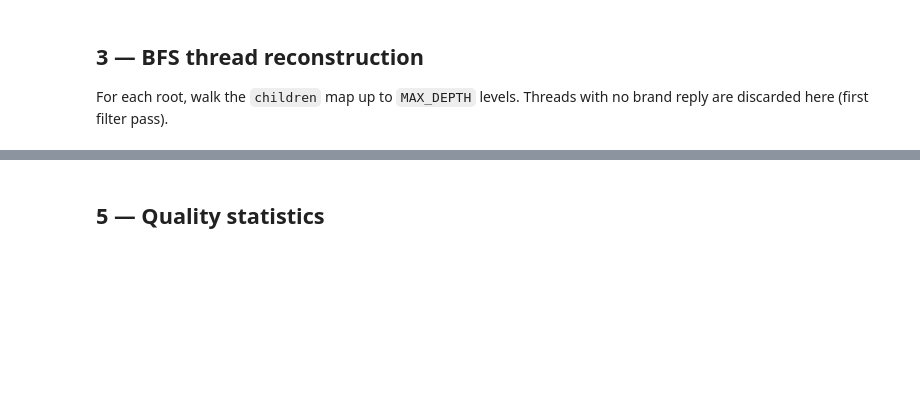
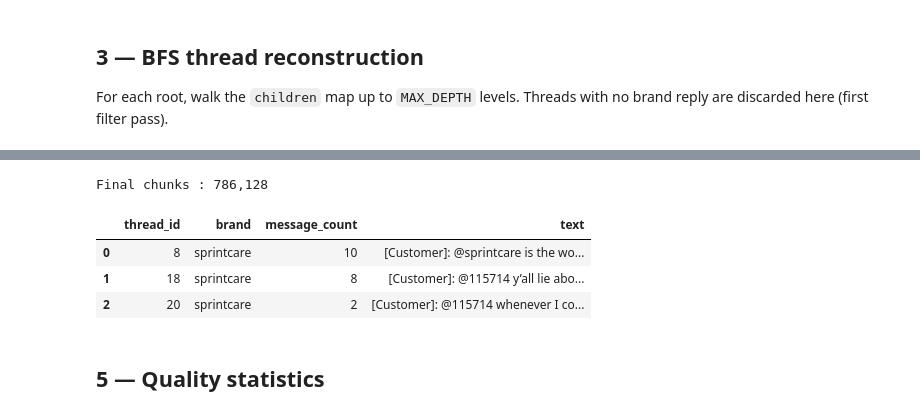
Before and after one commit to alimsaleh1212-create/Decision-Intelligence-Assistant, a Jupyter notebook: notebooks/knowledge_preprocessing.ipynb, the cells around one changed output, grey strips where cells are left out. Cells and saved outputs as stored; diff of their text form; code cells hidden in the pictures; blank space fills up the shorter version.

```diff
--- a/notebooks/knowledge_preprocessing.ipynb
+++ b/notebooks/knowledge_preprocessing.ipynb
@@ -126,7 +142,11 @@ def bfs_thread(root_id: int) -> list[dict]:
 
 
 records = []
-skipped_no_reply = 0
+seen_hashes: set[int] = set()   # for dedup without storing full text twice
+
+skipped_no_reply  = 0
+skipped_too_short = 0
+skipped_duplicate = 0
 
 for root_id in roots:
     messages = bfs_thread(root_id)
@@ -136,21 +156,35 @@ for root_id in roots:
         skipped_no_reply += 1
         continue
 
-    brand = next(
-        (m["author_id"] for m in messages if not m["inbound"]),
-        "unknown",
-    )
+    brand = next((m["author_id"] for m in messages if not m["inbound"]), "unknown")
     lines = [
         f"{'[Customer]' if m['inbound'] else '[Brand]'}: {m['text']}"
         for m in messages
     ]
+    text = "\n".join(lines)
+
+    # Filter 2 — minimum word count (count spaces+1, no list allocation)
+    if text.count(" ") + 1 < MIN_WORDS:
+        skipped_too_short += 1
+        continue
+
+    # Filter 3 — exact duplicate (hash only, no second copy of text)
+    h = hash(text)
+    if h in seen_hashes:
+        skipped_duplicate += 1
+        continue
+    seen_hashes.add(h)
 
     records.append({
         "thread_id"    : root_id,
         "brand"        : brand,
         "message_count": len(messages),
-        "text"         : "\n".join(lines),
+        "text"         : text,
     })
 
-print(f"Threads built       : {len(records):,}")
+del seen_hashes   # free the hash set immediately
+
+print(f"Threads kept        : {len(records):,}")
 print(f"Skipped (no reply)  : {skipped_no_reply:,}")
+print(f"Skipped (< {MIN_WORDS} words) : {skipped_too_short:,}")
+print(f"Skipped (duplicate) : {skipped_duplicate:,}")
@@ -183,3 +201,15 @@ print(f"Final chunks       : {len(chunks):,}")
+# %%
+chunks = pd.DataFrame(records)
+del records   # free the list of dicts — chunks is now the only copy
+
+print(f"Final chunks : {len(chunks):,}")
+chunks.head(3)
+# %% [output]
+Final chunks : 786,128
+|  | thread_id | brand | message_count | text |
+| 0 | 8 | sprintcare | 10 | [Customer]: @sprintcare is the wo... |
+| 1 | 18 | sprintcare | 8 | [Customer]: @115714 y’all lie abo... |
+| 2 | 20 | sprintcare | 2 | [Customer]: @115714 whenever I co... |
 # %% [markdown]
 ## 5 — Quality statistics
 # %%
```
Also changed, not shown: parts of 11 cells of this notebook.
